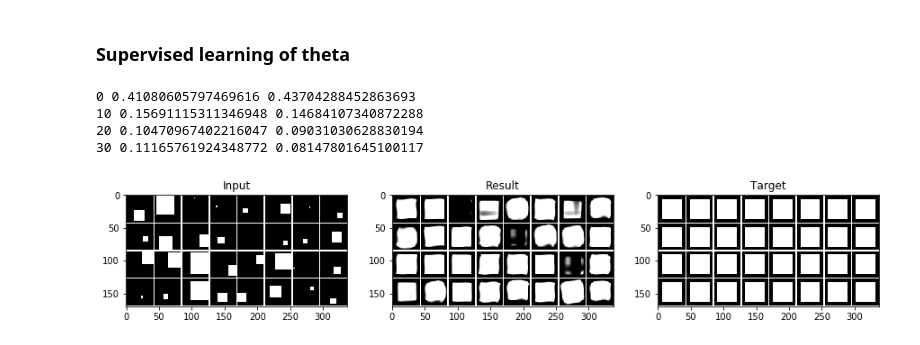
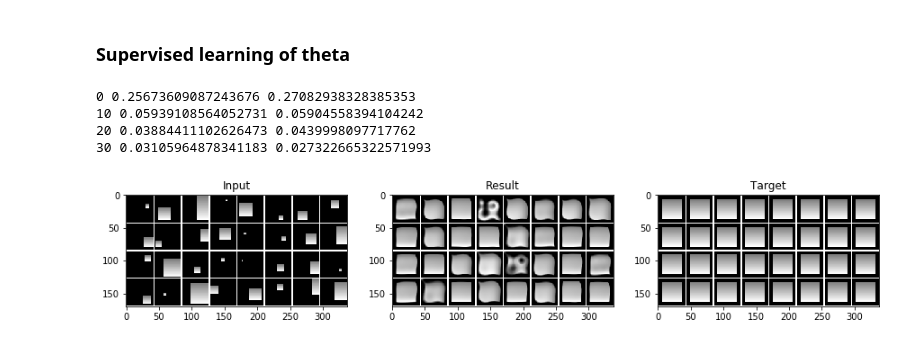
Before and after one commit to cheind/py-thin-plate-spline, a Jupyter notebook: TPS.ipynb, the cells around one changed output. Cells and saved outputs as stored; diff of their text form; code cells hidden in the pictures.

```diff
--- a/TPS.ipynb
+++ b/TPS.ipynb
@@ -183,7 +183,7 @@ class RandomRectangleDataset:
         self.n = n
         self.shape = shape
         self.target = torch.zeros(shape)
-        self.target[:, 5:-5, 5:-5] = 1
+        self.target[:, 5:-5, 5:-5] = torch.linspace(0.5, 1.0, shape[1]-10).view(1, shape[1]-10, 1)
 
     def __len__(self):
         return self.n
@@ -191,11 +191,11 @@ class RandomRectangleDataset:
     def __getitem__(self, idx):
         x = torch.randint(0, self.shape[2]-10, (1,)).to(torch.int).item()
         y = torch.randint(0, self.shape[1]-10, (1,)).to(torch.int).item()
-        h = torch.randint(0, self.shape[1] - y, (1,)).to(torch.int).item()
-        w = torch.randint(0, self.shape[2] - x, (1,)).to(torch.int).item()
+        h = torch.randint(2, self.shape[1] - y, (1,)).to(torch.int).item()
+        w = torch.randint(2, self.shape[2] - x, (1,)).to(torch.int).item()
 
         img = torch.zeros(self.shape)
-        img[:, y:y+h, x:x+h] = 1
+        img[:, y:y+h, x:x+h] = torch.linspace(0.5, 1.0, h).view(1, h, 1)
 
         return img, self.target
 # %%
@@ -283,31 +283,31 @@ def train(net, dev, dl_train, dl_test, nepochs=5, lr=1e-3):
             print(epoch, train_loss/len(dl_train), test_loss/len(dl_test))
 # %%
 dev = torch.device("cuda" if torch.cuda.is_available() else "cpu")
-net = Model(imgshape, (2,2)).to(dev)
-train(net, dev, dl_train, dl_test, nepochs=40)
+net = Model(imgshape, (4,4)).to(dev)
+train(net, dev, dl_train, dl_test, nepochs=40, lr=1e-4)
 # %% [output]
-0 0.41080605797469616 0.43704288452863693
-10 0.15691115311346948 0.14684107340872288
-20 0.10470967402216047 0.09031030628830194
-30 0.11165761924348772 0.08147801645100117
+0 0.25673609087243676 0.27082938328385353
+10 0.05939108564052731 0.05904558394104242
+20 0.03884411102626473 0.0439998097717762
+30 0.03105964878341183 0.027322665322571993
 # %%
 from torchvision.utils import make_grid
 
 x,y = next(iter(dl_test))
 with torch.no_grad():
-    xx,_ = net(x.to(dev))
+    xx, theta = net(x.to(dev))
 
 gx = make_grid(x, padding=2, pad_value=1)
 gxx = make_grid(xx, padding=2, pad_value=1)
 gy = make_grid(y, padding=2, pad_value=1)
 
 fig, axs = plt.subplots(1, 3, figsize=(15,10))
 axs[0].imshow(gx.permute(1,2,0).numpy())
 axs[0].set_title('Input')
 axs[1].imshow(gxx.cpu().permute(1,2,0).numpy())
 axs[1].set_title('Result')
 axs[2].imshow(gy.permute(1,2,0).numpy())
 axs[2].set_title('Target')
 plt.show()
 # %% [output]
-[figure, old version]
+[figure, new version]
```
Also changed, not shown: parts of 2 cells of this notebook, 1 other file.
